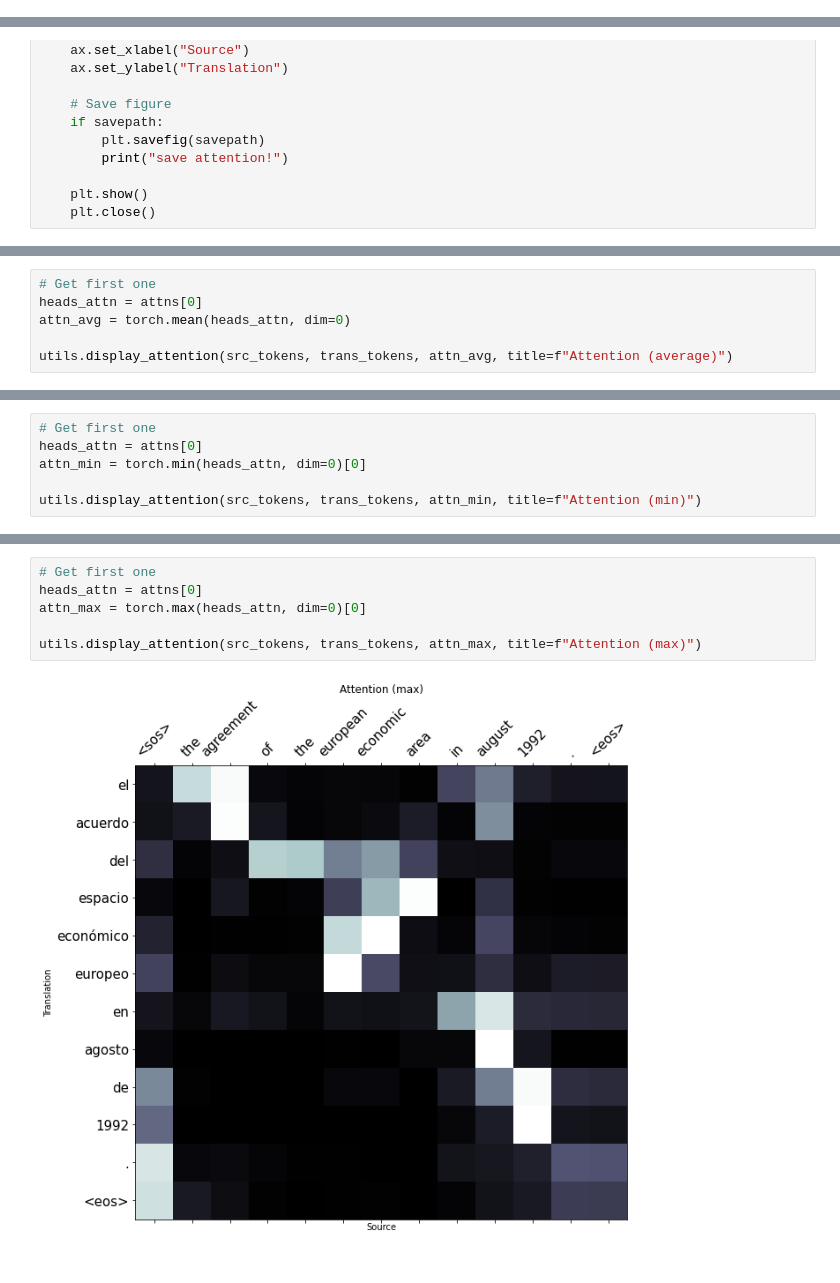
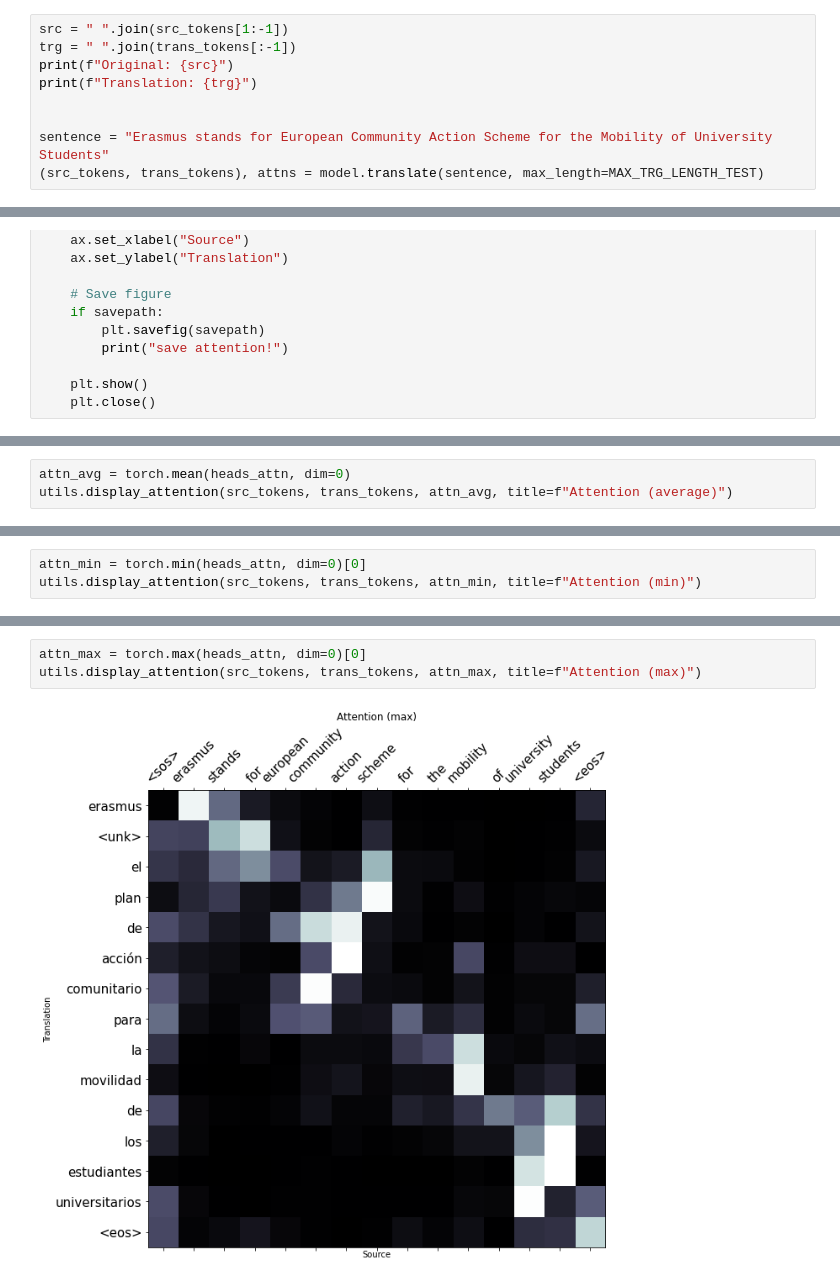
Before and after one commit to salvacarrion/mltests-old, a Jupyter notebook: seq2seq/transformers/jupyters/2_test.ipynb, the cells around one changed output, grey strips where cells are left out. Cells and saved outputs as stored; diff of their text form.

Commit message:
Add simple translation + visualization

```diff
--- a/seq2seq/transformers/jupyters/2_test.ipynb
+++ b/seq2seq/transformers/jupyters/2_test.ipynb
@@ -109,0 +119,9 @@ Translation: el acuerdo del espacio económico europeo en agosto de 1992 .
+# %%
+src = " ".join(src_tokens[1:-1])
+trg = " ".join(trans_tokens[:-1])
+print(f"Original: {src}")
+print(f"Translation: {trg}")
+
+
+sentence = "Erasmus stands for European Community Action Scheme for the Mobility of University Students"
+(src_tokens, trans_tokens), attns = model.translate(sentence, max_length=MAX_TRG_LENGTH_TEST)
@@ -159,7 +215,4 @@ for i, attn_head in enumerate(heads_attn):  # Batch zero
 # %%
-# Get first one
-heads_attn = attns[0]
 attn_avg = torch.mean(heads_attn, dim=0)
-
 utils.display_attention(src_tokens, trans_tokens, attn_avg, title=f"Attention (average)")
 # %% [output]
@@ -167,7 +220,4 @@ utils.display_attention(src_tokens, trans_tokens, attn_avg, title=f"Attention (a
 # %%
-# Get first one
-heads_attn = attns[0]
 attn_min = torch.min(heads_attn, dim=0)[0]
-
 utils.display_attention(src_tokens, trans_tokens, attn_min, title=f"Attention (min)")
 # %% [output]
@@ -175,8 +225,5 @@ utils.display_attention(src_tokens, trans_tokens, attn_min, title=f"Attention (m
 # %%
-# Get first one
-heads_attn = attns[0]
 attn_max = torch.max(heads_attn, dim=0)[0]
-
 utils.display_attention(src_tokens, trans_tokens, attn_max, title=f"Attention (max)")
 # %% [output]
-[figure, old version]
+[figure, new version]
```
Also changed, not shown: parts of 23 cells of this notebook.
